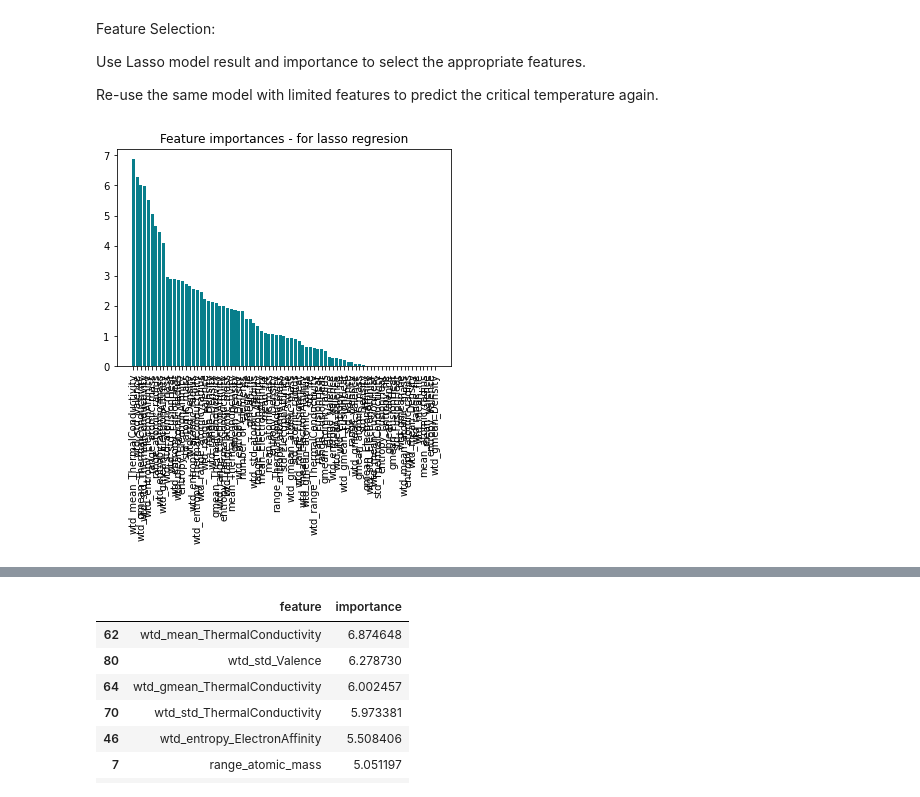
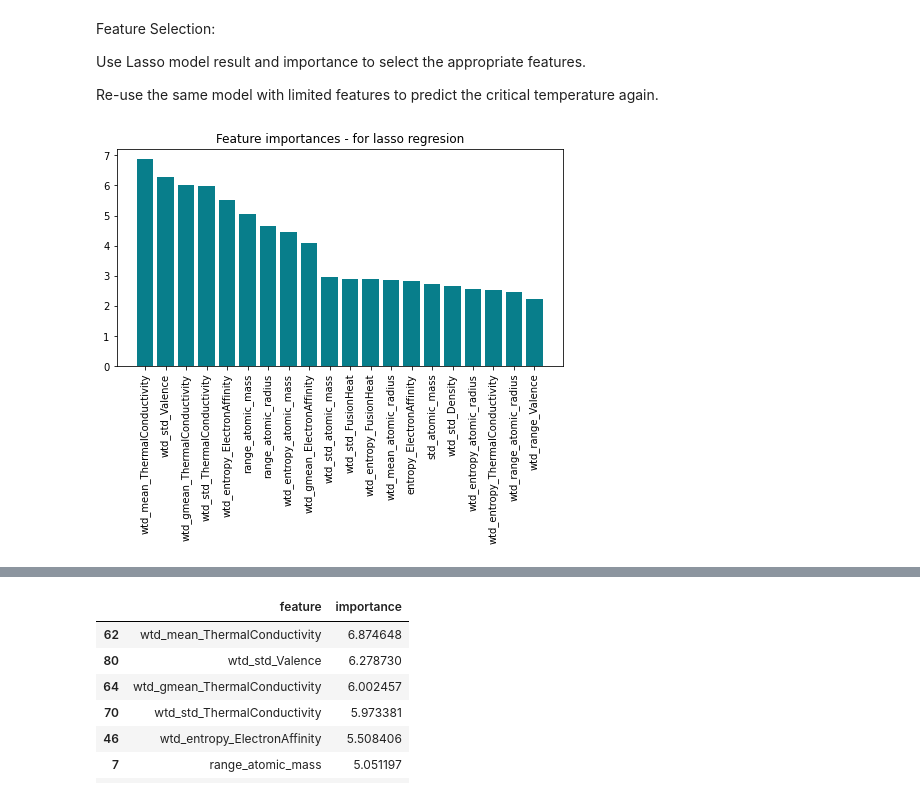
Before and after one commit to kuohu233/IE_7300, a Jupyter notebook: project.ipynb, the cells around one changed output, grey strips where cells are left out. Saved outputs shown, nothing was run; the diff lists cells and outputs as text; code cells hidden in the pictures.

```diff
--- a/project.ipynb
+++ b/project.ipynb
@@ -380,16 +380,19 @@ Use Lasso model result and importance to select the appropriate features.
 
 Re-use the same model with limited features to predict the critical temperature again.
 # %%
-# Lasso
+# Lasso Feature Importance
 
 dfX = pd.DataFrame(x,columns=x.columns)
 lassoImportantfeatures = pd.DataFrame(data={'feature': dfX.columns})
 lassoImportantfeatures["importance"] = np.abs(pd.DataFrame(lasso.w))
 lassoImportantfeatures = lassoImportantfeatures.sort_values(by='importance', ascending=False)
 
-plt.bar(x=lassoImportantfeatures['feature'], height=lassoImportantfeatures['importance'], color='#087E8B')
+plt.figure(figsize=(8,4))
+plt.bar(x=lassoImportantfeatures['feature'].iloc[0:20],
+    height=lassoImportantfeatures['importance'].iloc[0:20],
+    color='#087E8B')
 plt.title('Feature importances - for lasso regresion')
 plt.xticks(rotation='vertical')
 plt.show()
 # %% [output]
-[figure, old version]
+[figure, new version]
```
Also changed, not shown: parts of 16 cells of this notebook, 7 other files.
